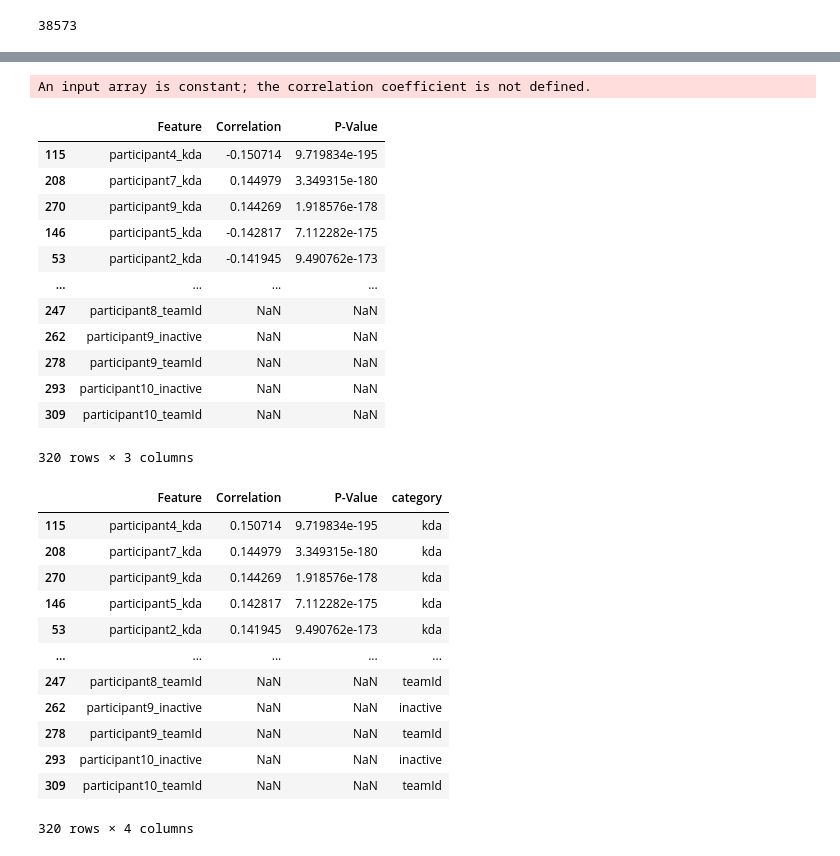
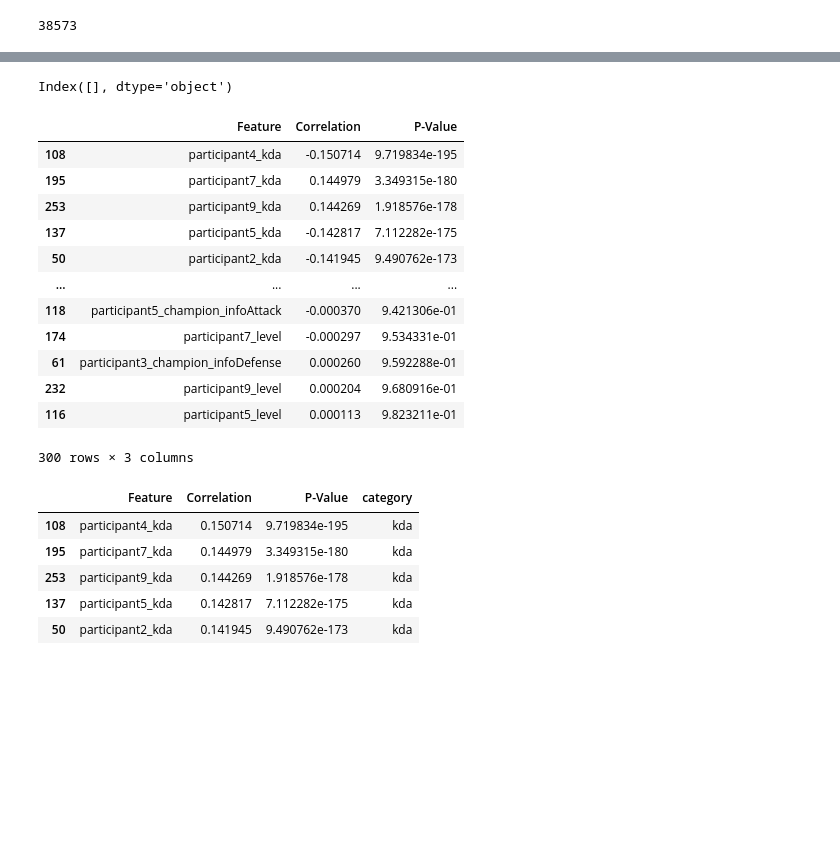
Before and after one commit to MoritzPalm/LeagueOfLegendsWinPrediction, a Jupyter notebook: Exploration/FeatureSelection.ipynb, the cells around one changed output, grey strips where cells are left out. Saved outputs shown, nothing was run; the diff lists cells and outputs as text; code cells hidden in the pictures; blank space fills up the shorter version.

```diff
--- a/Exploration/FeatureSelection.ipynb
+++ b/Exploration/FeatureSelection.ipynb
@@ -22,7 +34,7 @@ def drop_irrelevant(df: pd.DataFrame) -> pd.DataFrame:
     general_irrelevant = ['gameDuration', 'gameCreation', 'gameVersion', 'mapId', 'queueId', 'patch', 'seasonId',
                           'platformId']
     irrelevant_cols.extend(general_irrelevant)
-    participant_irrelevant = ['win', 'lp']
+    participant_irrelevant = ['win', 'lp', 'inactive', 'teamId']
     for i in range(1, 11):
         for col in participant_irrelevant:
             irrelevant_cols.append(f'participant{i}_{col}')
@@ -59,6 +71,7 @@ X_train, X_val, y_train, y_val = train_test_split(X_train,
                                                   test_size=0.1,
                                                   random_state=42,
                                                   shuffle=True)
+df = df.copy()
 # %% [output]
 found 51361 rows
 dropped wrong mapId
@@ -110,3 +123,9 @@ Name: label, Length: 321, dtype: float64
+# %%
+nunique = df.nunique()
+cols_to_drop = nunique[nunique == 1].index
+cols_to_drop
+# %% [output]
+Index([], dtype='object')
 # %%
 from scipy.stats import pearsonr
 
@@ -118,41 +137,34 @@ for column in df.columns:
 
 results_df = pd.DataFrame(results)
 results_df = results_df.sort_values(by='Correlation', ascending=False, key=abs)
-# %% [output]
-An input array is constant; the correlation coefficient is not defined.
 # %%
 results_df
 # %% [output]
 |  | Feature | Correlation | P-Value |
-| 115 | participant4_kda | -0.150714 | 9.719834e-195 |
-| 208 | participant7_kda | 0.144979 | 3.349315e-180 |
-| 270 | participant9_kda | 0.144269 | 1.918576e-178 |
-| 146 | participant5_kda | -0.142817 | 7.112282e-175 |
-| 53 | participant2_kda | -0.141945 | 9.490762e-173 |
+| 108 | participant4_kda | -0.150714 | 9.719834e-195 |
+| 195 | participant7_kda | 0.144979 | 3.349315e-180 |
+| 253 | participant9_kda | 0.144269 | 1.918576e-178 |
+| 137 | participant5_kda | -0.142817 | 7.112282e-175 |
+| 50 | participant2_kda | -0.141945 | 9.490762e-173 |
 | ... | ... | ... | ... |
-| 247 | participant8_teamId | NaN | NaN |
-| 262 | participant9_inactive | NaN | NaN |
-| 278 | participant9_teamId | NaN | NaN |
-| 293 | participant10_inactive | NaN | NaN |
-| 309 | participant10_teamId | NaN | NaN |
+| 118 | participant5_champion_infoAttack | -0.000370 | 9.421306e-01 |
+| 174 | participant7_level | -0.000297 | 9.534331e-01 |
+| 61 | participant3_champion_infoDefense | 0.000260 | 9.592288e-01 |
+| 232 | participant9_level | 0.000204 | 9.680916e-01 |
+| 116 | participant5_level | 0.000113 | 9.823211e-01 |
-320 rows × 3 columns
+300 rows × 3 columns
 # %%
 results_df['Correlation'] = results_df['Correlation'].abs().sort_values(ascending=False)
 # %%
 results_df['category'] = results_df['Feature'].str.extract(r'(participant\d+)_(\w+)', expand=False)[1]
-results_df
+#pd.set_option('display.max_rows', results_df.shape[0]+1)
+pd.set_option('display.max_rows', 10)
+results_df.head()
 # %% [output]
 |  | Feature | Correlation | P-Value | category |
-| 115 | participant4_kda | 0.150714 | 9.719834e-195 | kda |
-| 208 | participant7_kda | 0.144979 | 3.349315e-180 | kda |
-| 270 | participant9_kda | 0.144269 | 1.918576e-178 | kda |
-| 146 | participant5_kda | 0.142817 | 7.112282e-175 | kda |
-| 53 | participant2_kda | 0.141945 | 9.490762e-173 | kda |
-| ... | ... | ... | ... | ... |
-| 247 | participant8_teamId | NaN | NaN | teamId |
-| 262 | participant9_inactive | NaN | NaN | inactive |
-| 278 | participant9_teamId | NaN | NaN | teamId |
-| 293 | participant10_inactive | NaN | NaN | inactive |
-| 309 | participant10_teamId | NaN | NaN | teamId |
+| 108 | participant4_kda | 0.150714 | 9.719834e-195 | kda |
+| 195 | participant7_kda | 0.144979 | 3.349315e-180 | kda |
+| 253 | participant9_kda | 0.144269 | 1.918576e-178 | kda |
+| 137 | participant5_kda | 0.142817 | 7.112282e-175 | kda |
+| 50 | participant2_kda | 0.141945 | 9.490762e-173 | kda |
-320 rows × 4 columns
 # %%
```
Also changed, not shown: parts of 16 cells of this notebook, 5 other files.
